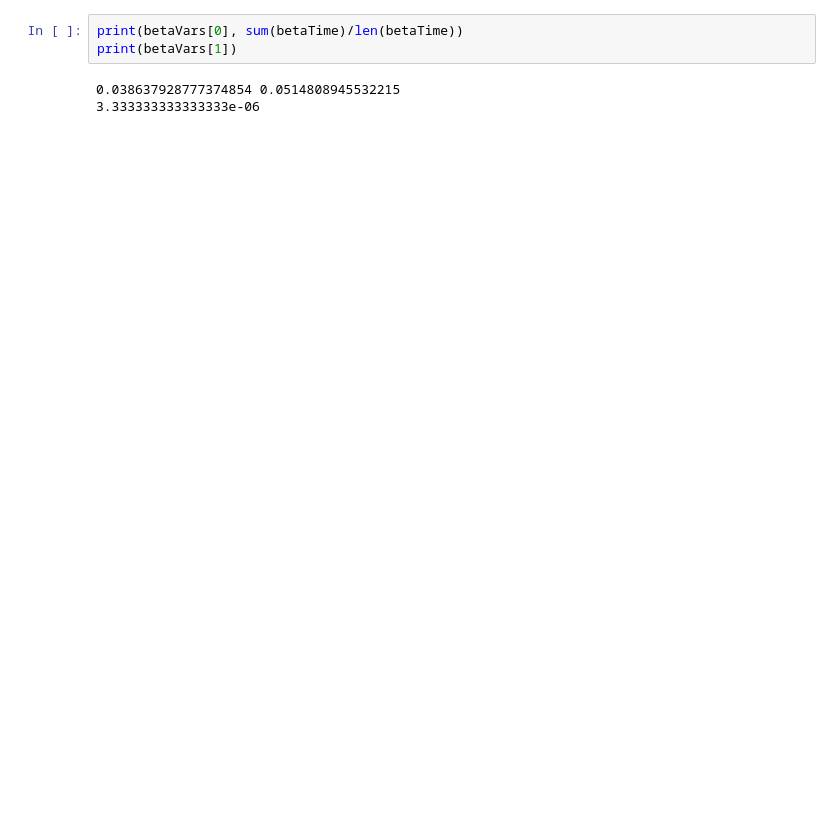
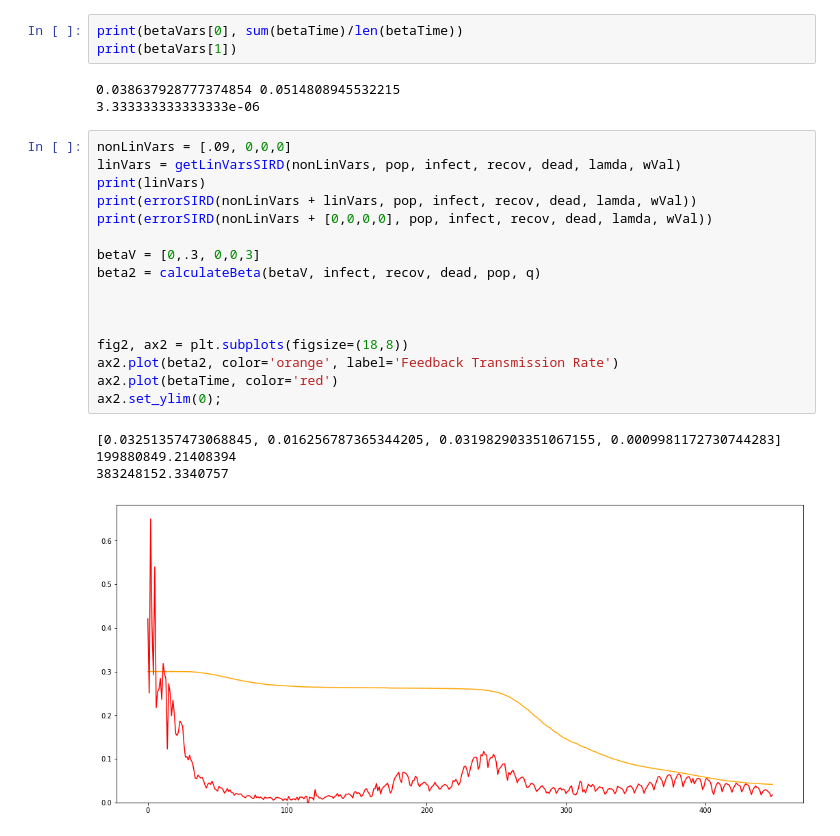
Before and after one commit to holiday-pettijohn/COVID-Tracking-Biola-Summer, a Jupyter notebook: Code/SIRD feedback.ipynb, the cells around one changed output. Drawn from its saved outputs; the diff is of its cells as text; blank space fills up the shorter version.

Commit message:
feedback tweaking

```diff
--- a/Code/SIRD feedback.ipynb
+++ b/Code/SIRD feedback.ipynb
@@ -258,3 +271,24 @@ print(betaVars[1])
 # %% [output]
 0.038637928777374854 0.0514808945532215
 3.333333333333333e-06
+# %%
+nonLinVars = [.09, 0,0,0]
+linVars = getLinVarsSIRD(nonLinVars, pop, infect, recov, dead, lamda, wVal)
+print(linVars)
+print(errorSIRD(nonLinVars + linVars, pop, infect, recov, dead, lamda, wVal))
+print(errorSIRD(nonLinVars + [0,0,0,0], pop, infect, recov, dead, lamda, wVal))
+
+betaV = [0,.3, 0,0,3]
+beta2 = calculateBeta(betaV, infect, recov, dead, pop, q)
+
+
+
+fig2, ax2 = plt.subplots(figsize=(18,8))
+ax2.plot(beta2, color='orange', label='Feedback Transmission Rate')
+ax2.plot(betaTime, color='red')
+ax2.set_ylim(0);
+# %% [output]
+[0.03251357473068845, 0.016256787365344205, 0.031982903351067155, 0.0009981172730744283]
+199880849.21408394
+383248152.3340757
+[figure, added]
```
Also changed, not shown: parts of 5 cells of this notebook.
